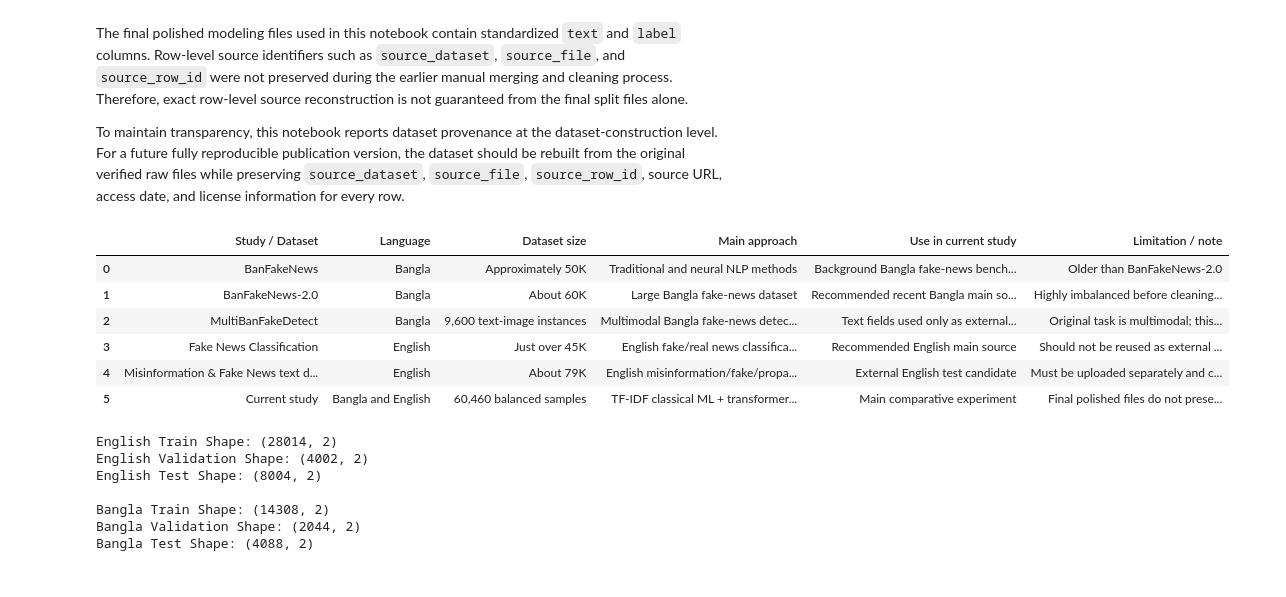
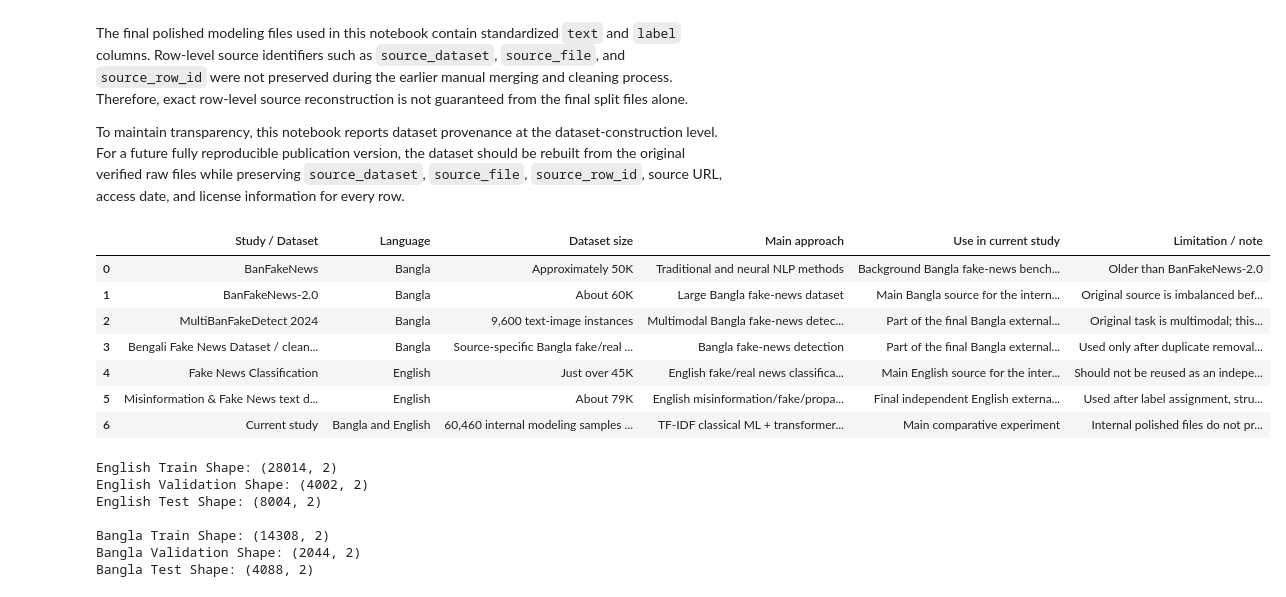
Before and after one commit to rahadul231/Fake-News-Detection-in-English-and-Bangla, a Jupyter notebook: fake-news-detection-in-english-and-bangla.ipynb, the cells around one changed output. Cells and saved outputs as stored; diff of their text form; code cells hidden in the pictures.

```diff
--- a/fake-news-detection-in-english-and-bangla.ipynb
+++ b/fake-news-detection-in-english-and-bangla.ipynb
@@ -366,7 +368,7 @@ The final polished modeling files used in this notebook contain standardized `te
 
 To maintain transparency, this notebook reports dataset provenance at the dataset-construction level. For a future fully reproducible publication version, the dataset should be rebuilt from the original verified raw files while preserving `source_dataset`, `source_file`, `source_row_id`, source URL, access date, and license information for every row.
 # %%
-# Step 3B: Related Work and Dataset Comparison Table
+# Step 5: Related Work and Dataset Comparison Table
 
 related_work_table = pd.DataFrame([
     {
@@ -382,51 +384,60 @@ related_work_table = pd.DataFrame([
         "Language": "Bangla",
         "Dataset size": "About 60K",
         "Main approach": "Large Bangla fake-news dataset",
-        "Use in current study": "Recommended recent Bangla main source",
-        "Limitation / note": "Highly imbalanced before cleaning/balancing"
+        "Use in current study": "Main Bangla source for the internal modeling dataset",
+        "Limitation / note": "Original source is imbalanced before cleaning and balancing"
     },
     {
-        "Study / Dataset": "MultiBanFakeDetect",
+        "Study / Dataset": "MultiBanFakeDetect 2024",
         "Language": "Bangla",
         "Dataset size": "9,600 text-image instances",
         "Main approach": "Multimodal Bangla fake-news detection",
-        "Use in current study": "Text fields used only as external Bangla test after label remapping",
-        "Limitation / note": "Original task is multimodal; this notebook uses text only"
+        "Use in current study": "Part of the final Bangla external evaluation dataset using text fields only",
+        "Limitation / note": "Original task is multimodal; this notebook uses headline and description only"
+    },
+    {
+        "Study / Dataset": "Bengali Fake News Dataset / cleanbn_fakenews.csv",
+        "Language": "Bangla",
+        "Dataset size": "Source-specific Bangla fake/real news file",
+        "Main approach": "Bangla fake-news detection",
+        "Use in current study": "Part of the final Bangla external evaluation dataset",
+        "Limitation / note": "Used only after duplicate removal, internal-overlap removal, label checking, and balancing"
     },
     {
         "Study / Dataset": "Fake News Classification",
         "Language": "English",
         "Dataset size": "Just over 45K",
         "Main approach": "English fake/real news classification",
-        "Use in current study": "Recommended English main source",
-        "Limitation / note": "Should not be reused as external test if included in training"
+        "Use in current study": "Main English source for the internal modeling dataset",
+        "Limitation / note": "Should not be reused as an independent external test if included in training"
     },
     {
         "Study / Dataset": "Misinformation & Fake News text dataset 79K",
         "Language": "English",
         "Dataset size": "About 79K",
         "Main approach": "English misinformation/fake/propaganda classification",
-        "Use in current study": "External English test candidate",
-        "Limitation / note": "Must be uploaded separately and checked for overlap"
+        "Use in current study": "Final independent English external evaluation dataset",
+        "Limitation / note": "Used after label assignment, structural cleaning, duplicate removal, balancing, and shuffling"
     },
     {
         "Study / Dataset": "Current study",
         "Language": "Bangla and English",
-        "Dataset size": "60,460 balanced samples",
-        "Main approach": "TF-IDF classical ML + transformer baselines",
+        "Dataset size": "60,460 internal modeling samples + separate external evaluation datasets",
+        "Main approach": "TF-IDF classical ML + transformer baselines + external evaluation",
         "Use in current study": "Main comparative experiment",
-        "Limitation / note": "Final polished files do not preserve row-level source IDs"
+        "Limitation / note": "Internal polished files do not preserve row-level source IDs"
     }
 ])
 
 display(related_work_table)
 related_work_table.to_csv("related_work_dataset_comparison.csv", index=False)
 # %% [output]
 |  | Study / Dataset | Language | Dataset size | Main approach | Use in current study | Limitation / note |
 | 0 | BanFakeNews | Bangla | Approximately 50K | Traditional and neural NLP methods | Background Bangla fake-news bench... | Older than BanFakeNews-2.0 |
-| 1 | BanFakeNews-2.0 | Bangla | About 60K | Large Bangla fake-news dataset | Recommended recent Bangla main so... | Highly imbalanced before cleaning... |
-| 2 | MultiBanFakeDetect | Bangla | 9,600 text-image instances | Multimodal Bangla fake-news detec... | Text fields used only as external... | Original task is multimodal; this... |
-| 3 | Fake News Classification | English | Just over 45K | English fake/real news classifica... | Recommended English main source | Should not be reused as external ... |
-| 4 | Misinformation & Fake News text d... | English | About 79K | English misinformation/fake/propa... | External English test candidate | Must be uploaded separately and c... |
-| 5 | Current study | Bangla and English | 60,460 balanced samples | TF-IDF classical ML + transformer... | Main comparative experiment | Final polished files do not prese... |
+| 1 | BanFakeNews-2.0 | Bangla | About 60K | Large Bangla fake-news dataset | Main Bangla source for the intern... | Original source is imbalanced bef... |
+| 2 | MultiBanFakeDetect 2024 | Bangla | 9,600 text-image instances | Multimodal Bangla fake-news detec... | Part of the final Bangla external... | Original task is multimodal; this... |
+| 3 | Bengali Fake News Dataset / clean... | Bangla | Source-specific Bangla fake/real ... | Bangla fake-news detection | Part of the final Bangla external... | Used only after duplicate removal... |
+| 4 | Fake News Classification | English | Just over 45K | English fake/real news classifica... | Main English source for the inter... | Should not be reused as an indepe... |
+| 5 | Misinformation & Fake News text d... | English | About 79K | English misinformation/fake/propa... | Final independent English externa... | Used after label assignment, stru... |
+| 6 | Current study | Bangla and English | 60,460 internal modeling samples ... | TF-IDF classical ML + transformer... | Main comparative experiment | Internal polished files do not pr... |
 # %%
```
Also changed, not shown: parts of 82 cells of this notebook.
